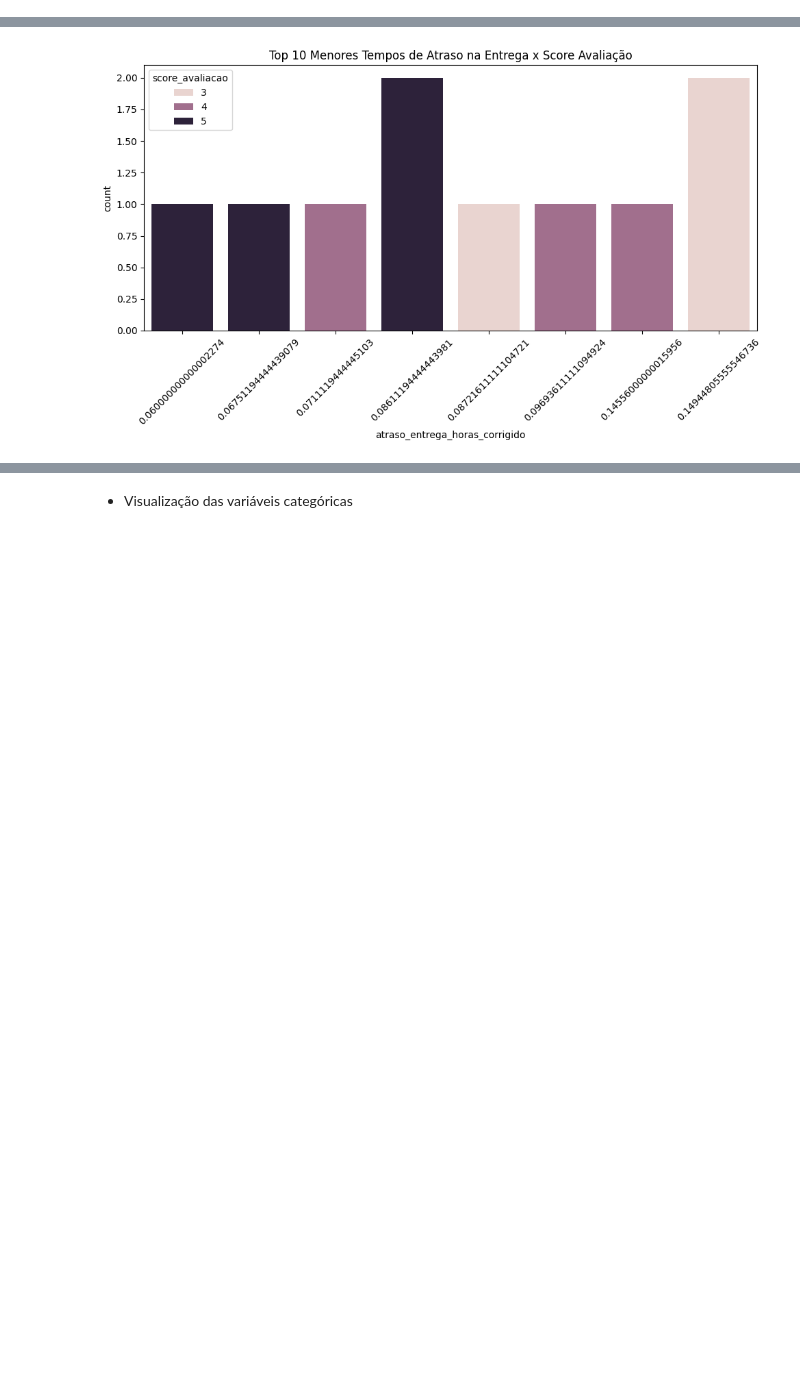
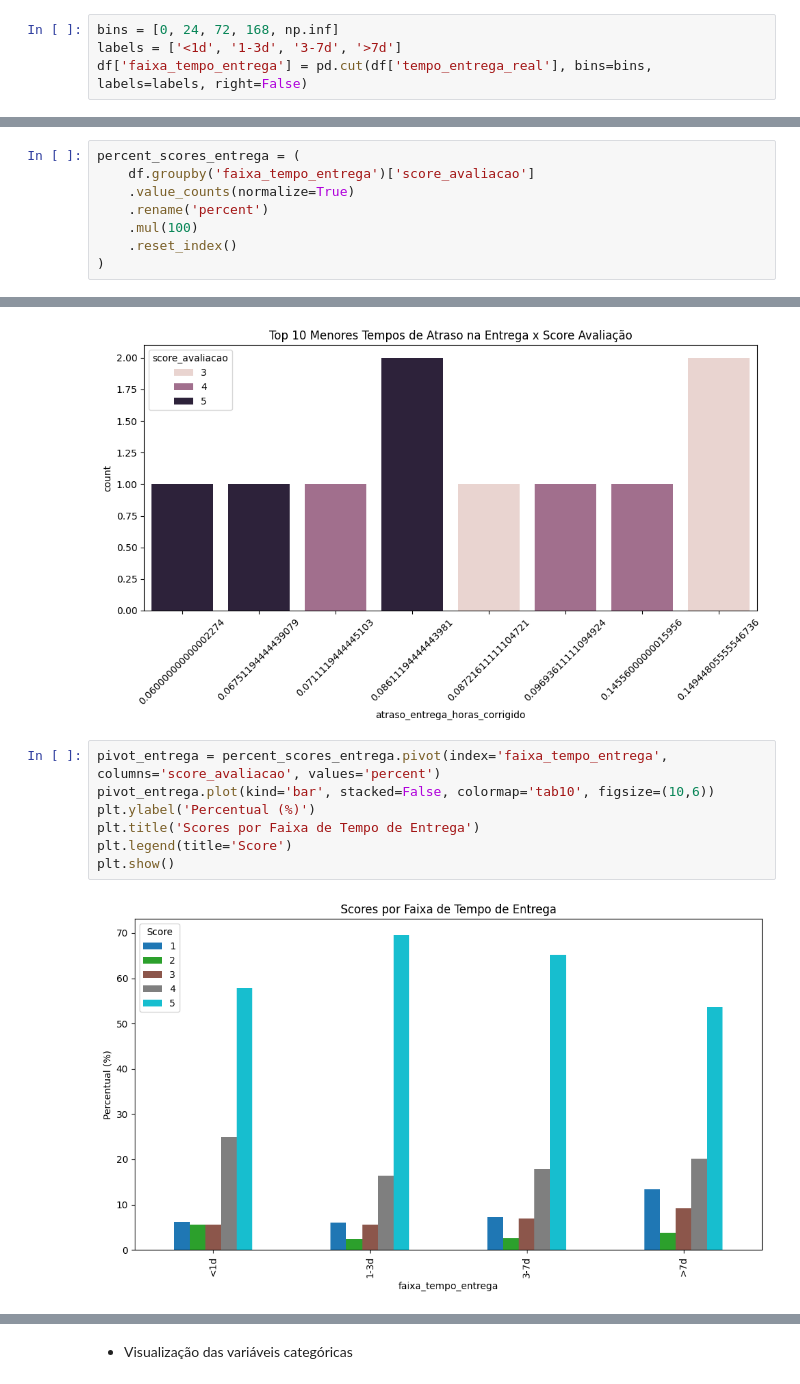
Before and after one commit to ana-ruth-bezerra/data_analysis, a Jupyter notebook: notebooks/01_exploratory_analysis.ipynb, the cells around one changed output, grey strips where cells are left out. Saved outputs shown, nothing was run; the diff lists cells and outputs as text; blank space fills up the shorter version.

```diff
--- a/notebooks/01_exploratory_analysis.ipynb
+++ b/notebooks/01_exploratory_analysis.ipynb
@@ -811,0 +816,4 @@ len(negatives)
+# %%
+bins = [0, 24, 72, 168, np.inf]
+labels = ['<1d', '1-3d', '3-7d', '>7d']
+df['faixa_tempo_entrega'] = pd.cut(df['tempo_entrega_real'], bins=bins, labels=labels, right=False)
@@ -811,0 +822,8 @@ len(negatives)
+# %%
+percent_scores_entrega = (
+    df.groupby('faixa_tempo_entrega')['score_avaliacao']
+    .value_counts(normalize=True)
+    .rename('percent')
+    .mul(100)
+    .reset_index()
+)
@@ -859,3 +891,12 @@ plt.tight_layout()
 plt.show()
 # %% [output]
 [figure]
+# %%
+pivot_entrega = percent_scores_entrega.pivot(index='faixa_tempo_entrega', columns='score_avaliacao', values='percent')
+pivot_entrega.plot(kind='bar', stacked=False, colormap='tab10', figsize=(10,6))
+plt.ylabel('Percentual (%)')
+plt.title('Scores por Faixa de Tempo de Entrega')
+plt.legend(title='Score')
+plt.show()
+# %% [output]
+[figure, added]
```
Also changed, not shown: parts of 14 cells of this notebook.
